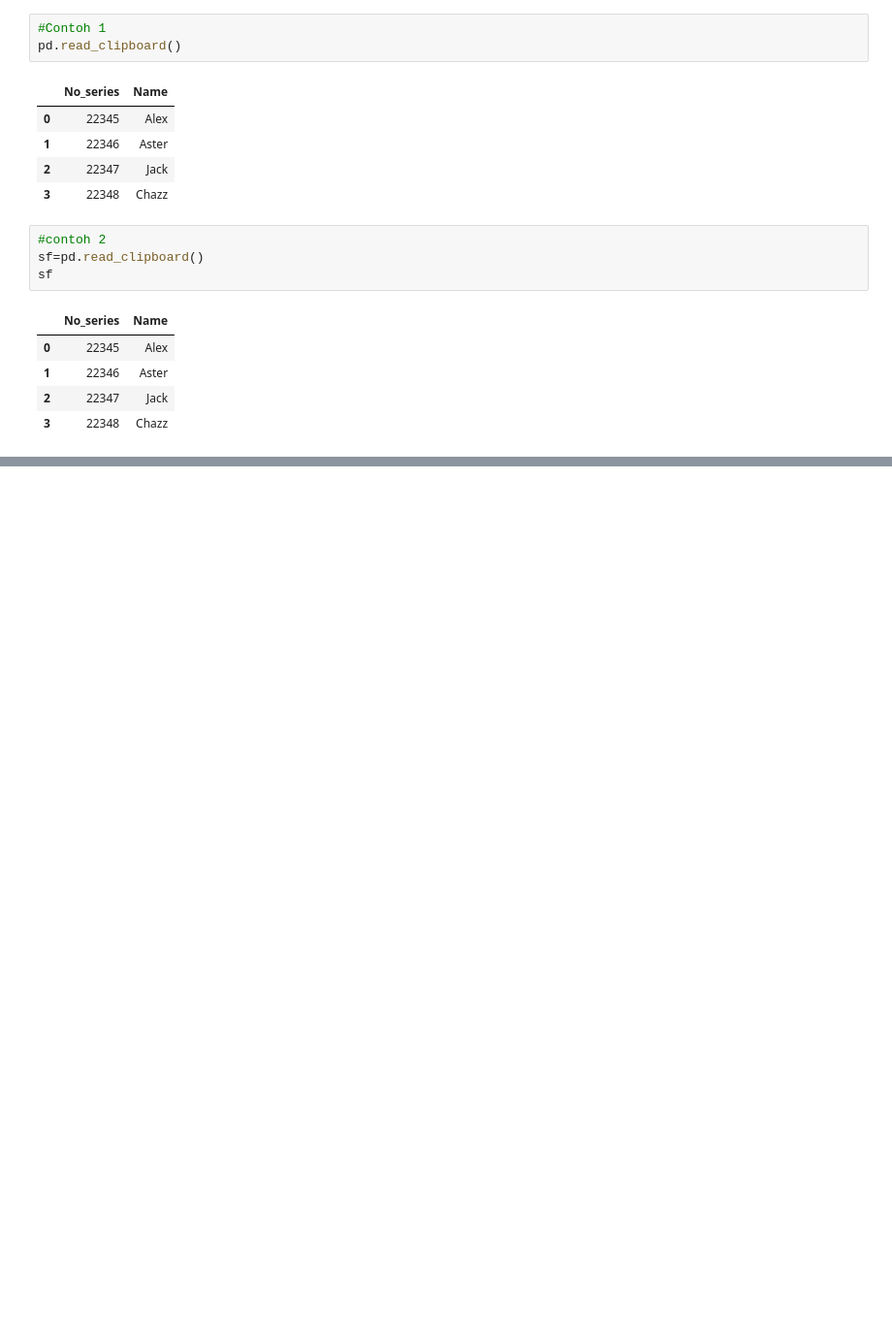
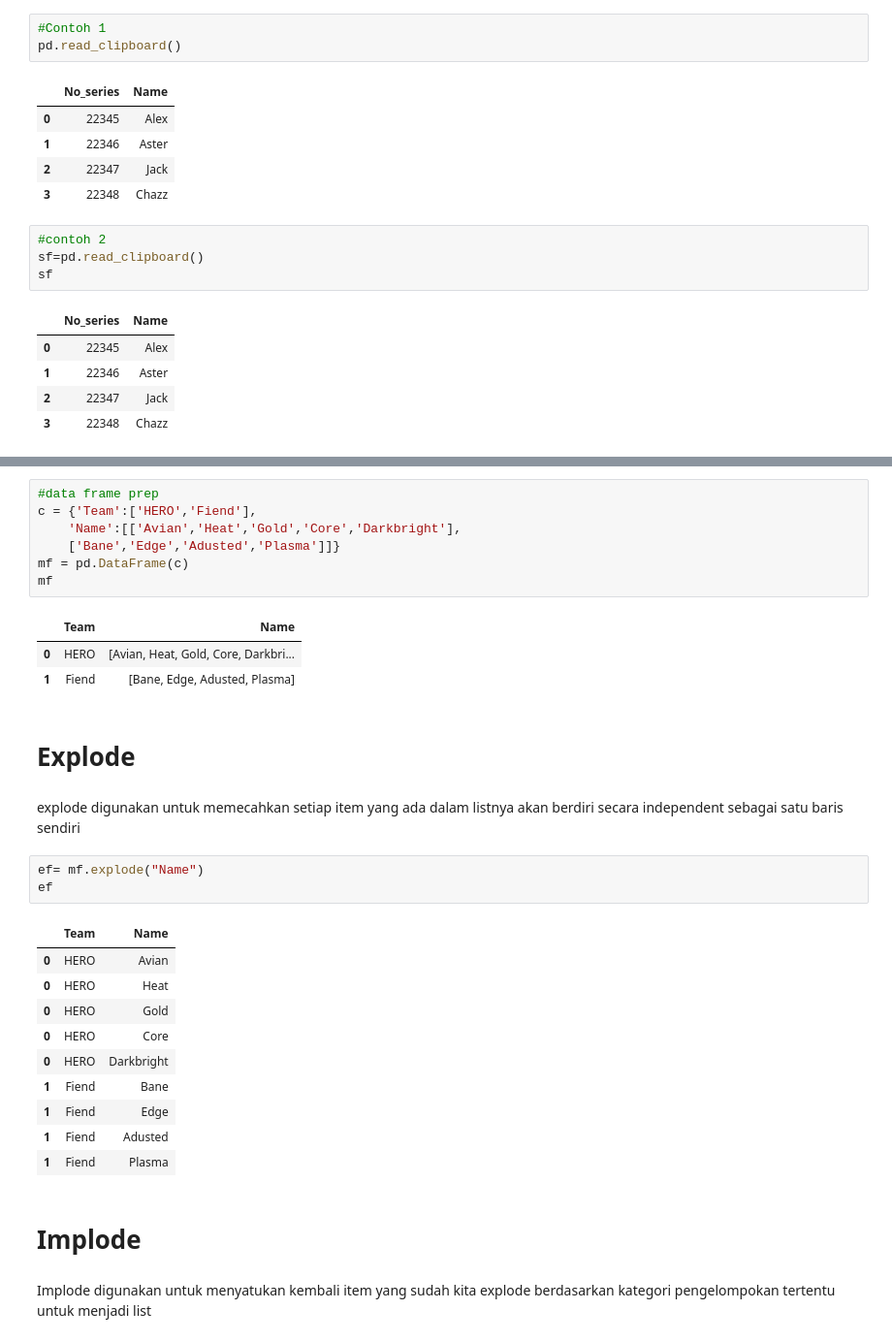
Before and after one commit to MarkvinsonAvatara/Pandas_learn, a Jupyter notebook: PythonPandasLearnWeek7.ipynb, the cells around one changed output, grey strips where cells are left out. Shown at 97% size. Saved outputs shown, nothing was run; the diff lists cells and outputs as text; blank space fills up the shorter version.

```diff
--- a/PythonPandasLearnWeek7.ipynb
+++ b/PythonPandasLearnWeek7.ipynb
@@ -105,0 +201,33 @@ sf
+# %%
+#data frame prep
+c = {'Team':['HERO','Fiend'],
+    'Name':[['Avian','Heat','Gold','Core','Darkbright'],
+    ['Bane','Edge','Adusted','Plasma']]}
+mf = pd.DataFrame(c)
+mf
+# %% [output]
+|  | Team | Name |
+| 0 | HERO | [Avian, Heat, Gold, Core, Darkbri... |
+| 1 | Fiend | [Bane, Edge, Adusted, Plasma] |
+# %% [markdown]
+# Explode
+# %% [markdown]
+explode digunakan untuk memecahkan setiap item yang ada dalam listnya akan berdiri secara independent sebagai satu baris sendiri
+# %%
+ef= mf.explode("Name")
+ef
+# %% [output]
+|  | Team | Name |
+| 0 | HERO | Avian |
+| 0 | HERO | Heat |
+| 0 | HERO | Gold |
+| 0 | HERO | Core |
+| 0 | HERO | Darkbright |
+| 1 | Fiend | Bane |
+| 1 | Fiend | Edge |
+| 1 | Fiend | Adusted |
+| 1 | Fiend | Plasma |
+# %% [markdown]
+# Implode
+# %% [markdown]
+Implode digunakan untuk menyatukan kembali item yang sudah kita explode berdasarkan kategori pengelompokan tertentu untuk menjadi list
```
Also changed, not shown: parts of 16 cells of this notebook.
